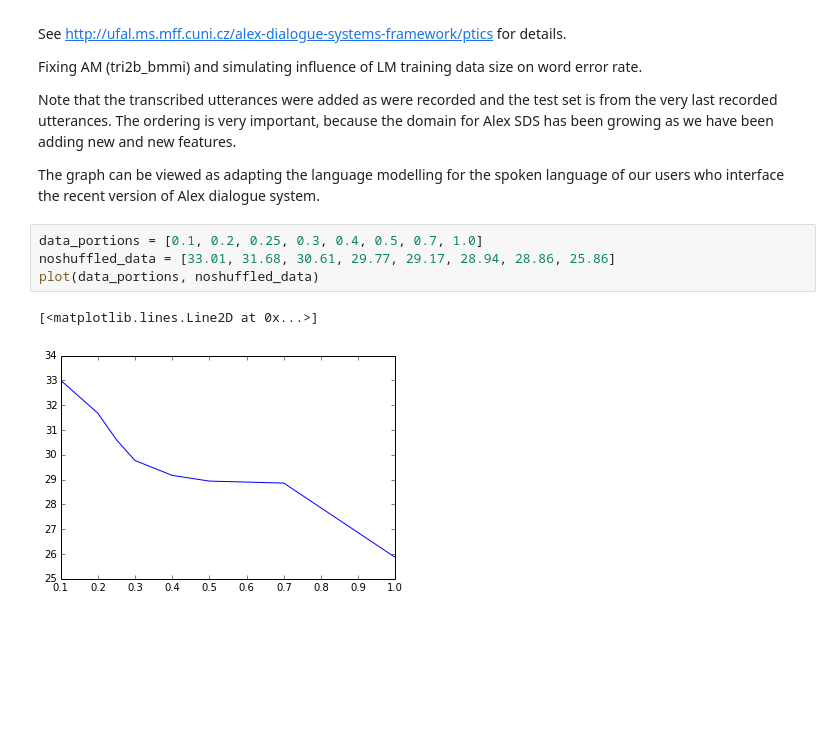
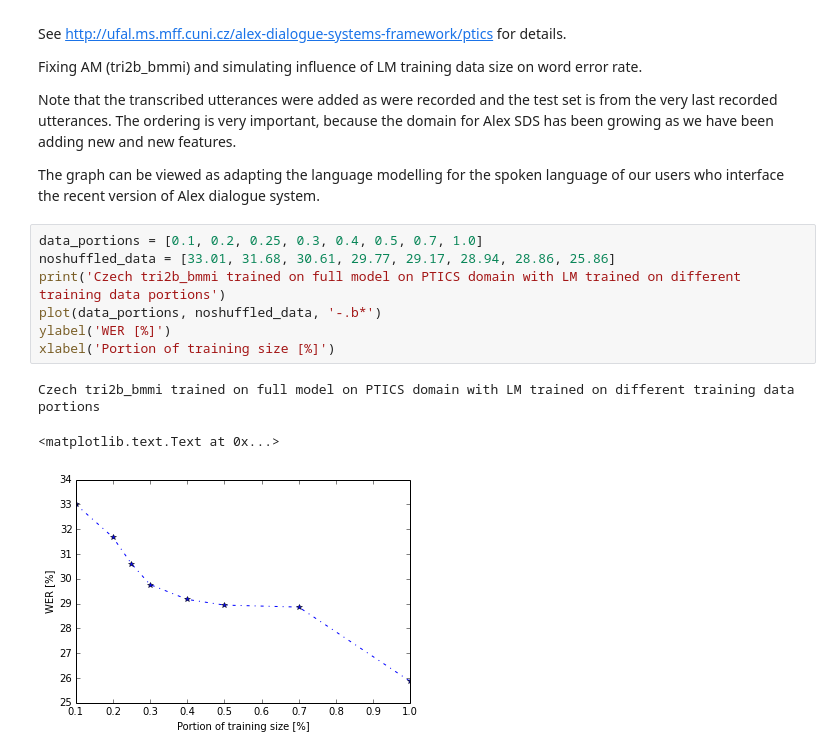
Before and after one commit to oplatek/pykaldi-partial-train-data, a Jupyter notebook: pykaldi-plot-partial.ipynb, the cells around one changed output. Drawn from its saved outputs; the diff is of its cells as text; blank space fills up the shorter version.

```diff
--- a/pykaldi-plot-partial.ipynb
+++ b/pykaldi-plot-partial.ipynb
@@ -89,7 +100,11 @@ interface the recent version of Alex dialogue system.
 # %%
 data_portions = [0.1, 0.2, 0.25, 0.3, 0.4, 0.5, 0.7, 1.0]
 noshuffled_data = [33.01, 31.68, 30.61, 29.77, 29.17, 28.94, 28.86, 25.86]
-plot(data_portions, noshuffled_data)
+print('Czech tri2b_bmmi trained on full model on PTICS domain with LM trained on different training data portions')
+plot(data_portions, noshuffled_data, '-.b*')
+ylabel('WER [%]')
+xlabel('Portion of training size [%]')
 # %% [output]
-[<matplotlib.lines.Line2D at 0x...>]
+Czech tri2b_bmmi trained on full model on PTICS domain with LM trained on different training data portions
+<matplotlib.text.Text at 0x...>
-[figure, old version]
+[figure, new version]
```
Also changed, not shown: parts of 5 cells of this notebook.
